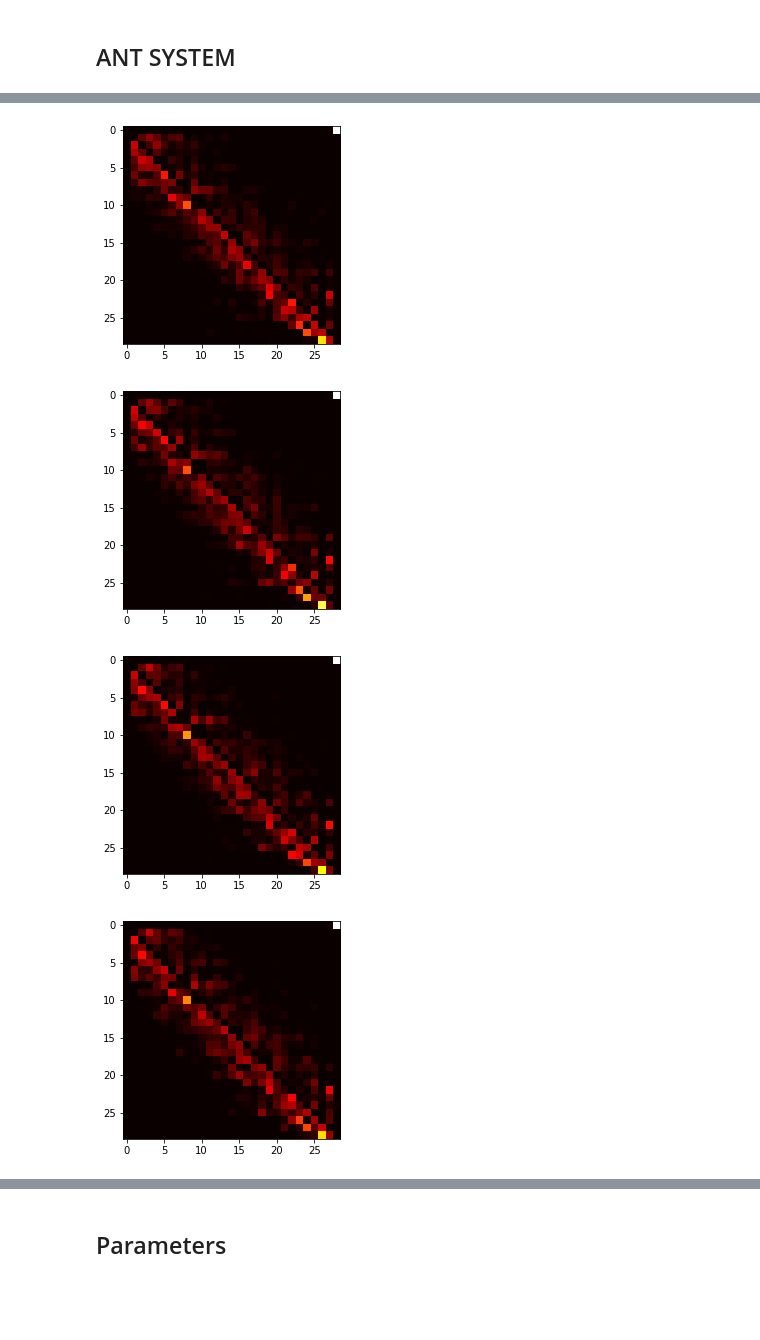
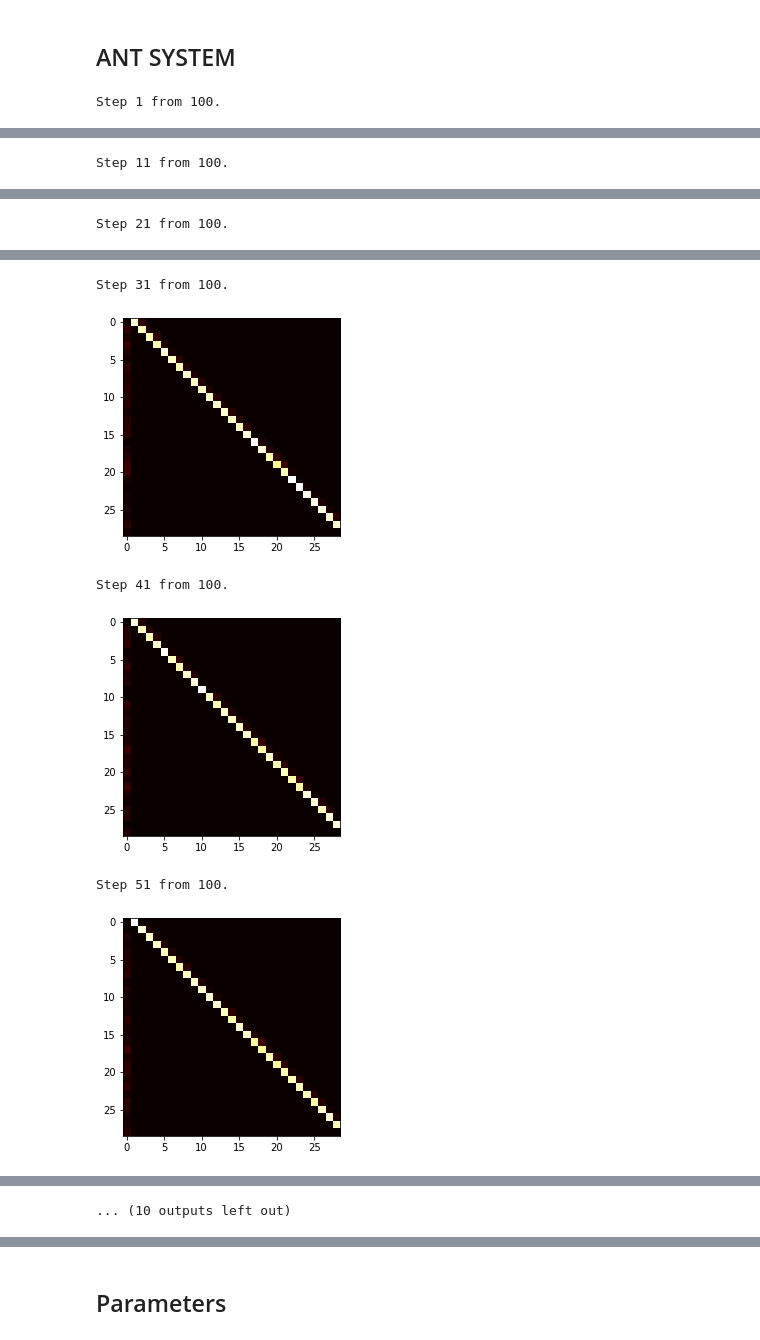
Before and after one commit to sejas/muia-multiagent-systems-tsp-aco, a Jupyter notebook: TSP - Multiagent Systems.ipynb, the cells around one changed output, grey strips where cells are left out. Saved outputs shown, nothing was run; the diff lists cells and outputs as text; code cells hidden in the pictures; blank space fills up the shorter version.

Commit message:
feat: best result ever 48171

```diff
--- a/TSP - Multiagent Systems.ipynb
+++ b/TSP - Multiagent Systems.ipynb
@@ -91,10 +95,12 @@ class Ant:
 
     def pick_next_city(self, cities, probabilities):
         roulette_x = random()
-        idx = bisect(probabilities, roulette_x)
-        #print('idx', idx-1)
-        #print('cities', cities)
-        return cities[idx-1]
+        idx = 0
+        roulette_sum = 0
+        for p in probabilities:
+            roulette_sum += p
+            if roulette_sum >= roulette_x  :
+                return cities[idx]
 
     def finished_tour(self):
         return len(self.tour) == N
@@ -118,6 +124,11 @@ print("Total weight of this ant tour is: %s"%a.tour_weight)
 [1]
 [1, 29]
 Total weight of this ant tour is: 15598
+# %%
+def plot_pheromones(df, title):
+    print(title)
+    plt.imshow(df, cmap='hot', interpolation='nearest')
+    plt.show()
 # %% [markdown]
 ## BASE LINE
 # %%
@@ -167,18 +178,20 @@ BETA = 2.5 # 0,1,2,3,4,5,6 # Heuristic Coefficient [2,5]
 RO = 0.5 # Evaporation rate # It's like cooling. A high value is similar to very decrease the temparature drastically and get stucked in a local optimum
 Q = 1 # Pheromone change factor
 TAU_INITIAL = 1/70000 # Initial pheromone ~ 1/RO*C^nn ; C^nn is the length of the tour generated by the nearest neighbor heuristic
-STEPS = 10000
+STEPS = 100
 
 # INIT MATRIX for each CITY IJ with TAU INITIAL (t_0)
 _pheromones_row = [TAU_INITIAL for i in range(N)]
 pheromones_matrix = [_pheromones_row for j in range(N)]
+
+history_list = []
 
 for step in range(STEPS):
     ants_list = []
     for ant_i in range(M_ANTS):
         # pick a starting point
         first_random_city = randrange(N)+1
-        ant = Ant(1)
+        ant = Ant(first_random_city)
         ants_list.append(ant)
         while not ant.finished_tour():
             # calculate probability P_j for all unvisited neightbors J
@@ -188,6 +201,7 @@ for step in range(STEPS):
             # pick the next node using the probabilities
             next_city = ant.pick_next_city(neighbors, probabilities)
             ant.visit(next_city)
+    history_list.append(ants_list.copy()) # save results
     # update pheromone values based upon the quality of each solution
         # ANT SYSTEM (AS): All ants contribute updating the pheromone as follows
         # TAU_I_J = (1-RO)*TAU_I_J + SUM(Q/(Lk or 0)) # Attention! In TSP Lk will be always the same == N Total cities
@@ -195,16 +209,17 @@ for step in range(STEPS):
     pheromones_to_add = [[0 for i in range(N)] for j in range(N)]
     for ant in ants_list:
         tau_delta = Q/ant.tour_weight
-        for tour_i in range(1, len(ant.tour)+1):
-            i = ant.tour[tour_i-1]-1
-            j = ant.tour[tour_i]-1
+        for tour_i in range(1, len(ant.tour)):
+            i = ant.tour[tour_i-1]-1 # city
+            j = ant.tour[tour_i]-1 # next city
             pheromones_to_add[i][j] += tau_delta
-
-    # PLOT
+    # update fermonones
+    df = pd.DataFrame(pheromones_matrix)*(1-RO)+pd.DataFrame(pheromones_to_add)
+    pheromones_matrix = df.values
+    # PLOT every 10th of steps
     if step % int(STEPS/10) == 0:
-        print("Step %s from %s."%(step,STEPS))
-        df = pd.DataFrame(pheromones_matrix)*(1-RO)+pd.DataFrame(pheromones_to_add)
-        pheromones_matrix = df.values
-        plt.imshow(df, cmap='hot', interpolation='nearest')
-        plt.show()
+        plot_pheromones(df, title="Step %s from %s."%(step+1,STEPS))
+# Plot last result
+plot_pheromones(df, title="Step %s from %s."%(step+1,STEPS))
 # %% [output]
+Step 1 from 100.
@@ -211,0 +227 @@ for step in range(STEPS):
+Step 11 from 100.
@@ -212,0 +229 @@ for step in range(STEPS):
+Step 21 from 100.
@@ -214,4 +231,6 @@ for step in range(STEPS):
+Step 31 from 100.
-[figure, old version]
+[figure, new version]
+Step 41 from 100.
-[figure, old version]
+[figure, new version]
+Step 51 from 100.
-[figure, old version]
+[figure, new version]
-[figure, removed]
@@ -221,3 +237,4 @@ for step in range(STEPS):
+... (10 outputs left out)
 # %%
 tours_weight_list = [a.tour_weight for a in ants_list]
 print(tours_weight_list)
```
Also changed, not shown: parts of 6 cells of this notebook, 1 other file.
